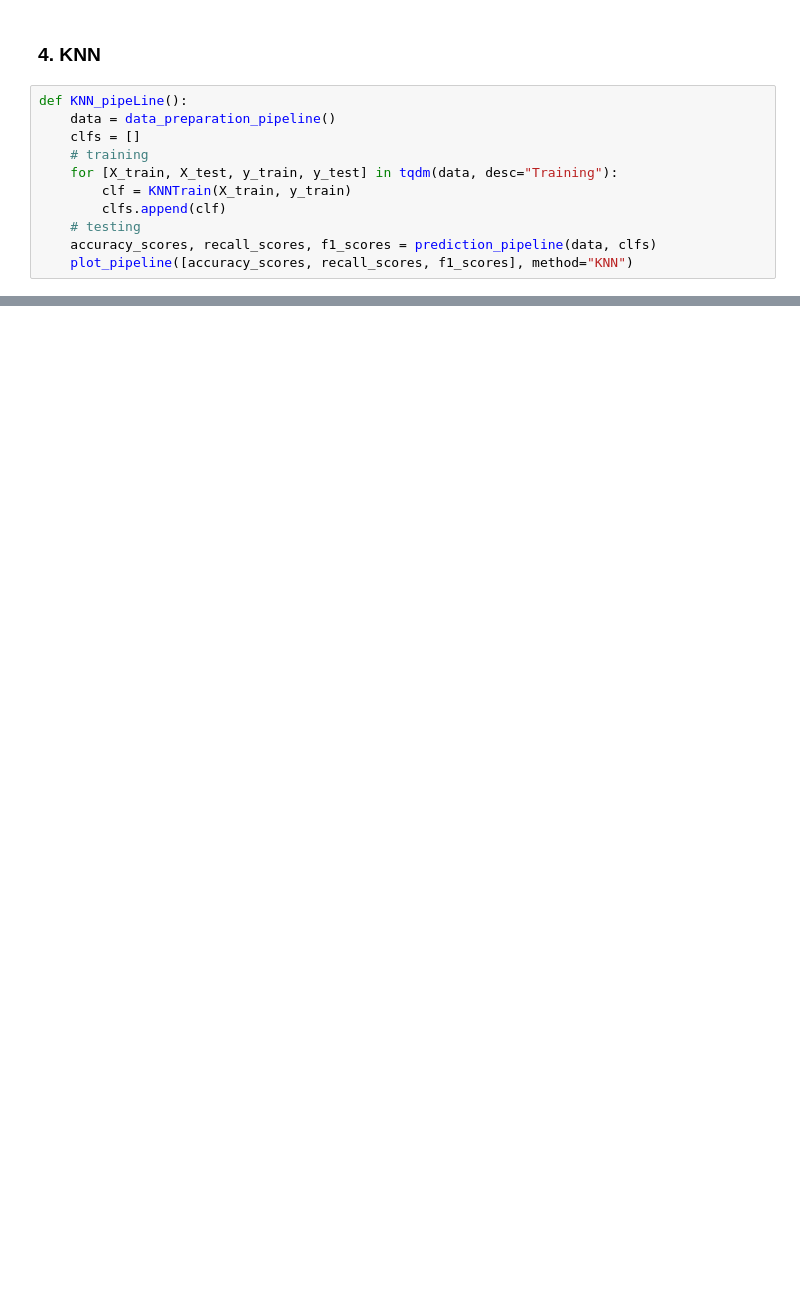
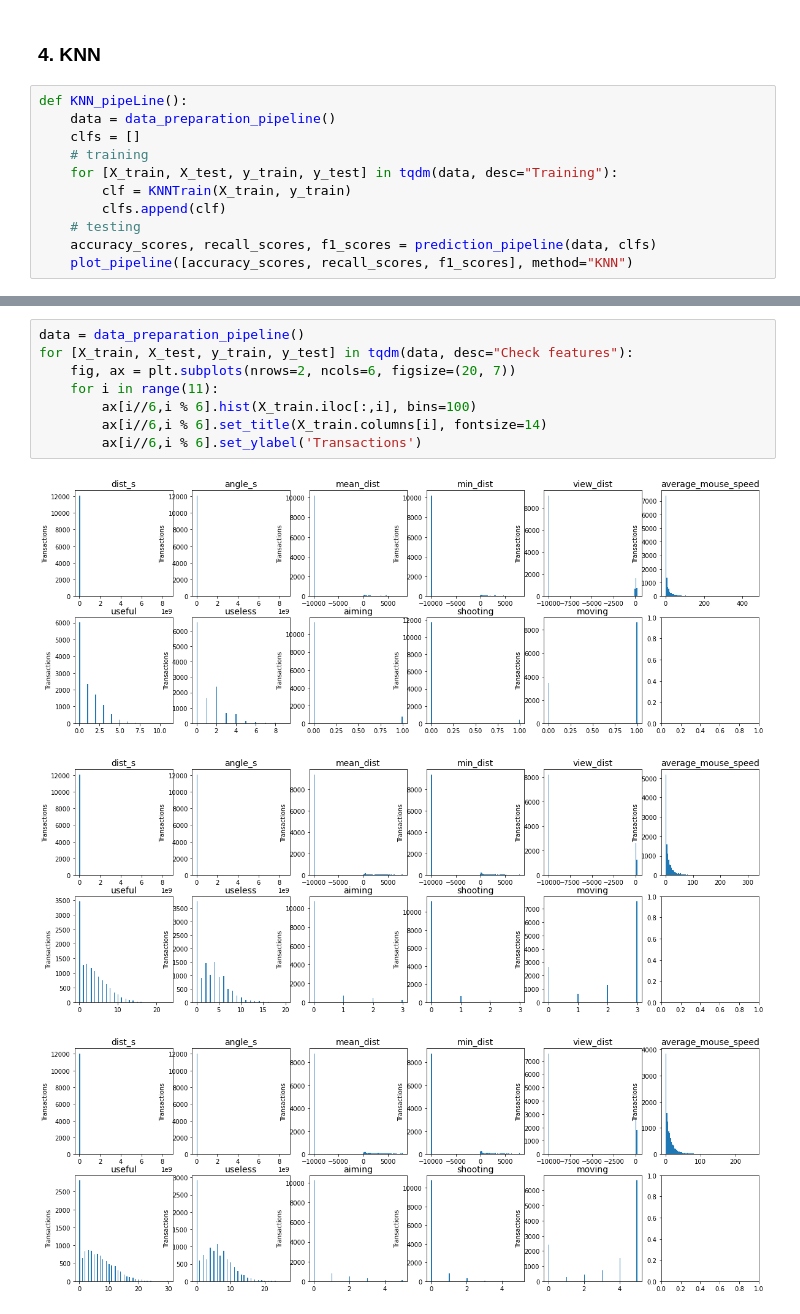
Before and after one commit to Kris2Wu/ACD, a Jupyter notebook: model_training_detection/machine_learning_train_pipeline.ipynb, the cells around one changed output, grey strips where cells are left out. Saved outputs shown, nothing was run; the diff lists cells and outputs as text; blank space fills up the shorter version.

```diff
--- a/model_training_detection/machine_learning_train_pipeline.ipynb
+++ b/model_training_detection/machine_learning_train_pipeline.ipynb
@@ -242,0 +320,12 @@ KNN_pipeLine()
+# %%
+data = data_preparation_pipeline()
+for [X_train, X_test, y_train, y_test] in tqdm(data, desc="Check features"):
+    fig, ax = plt.subplots(nrows=2, ncols=6, figsize=(20, 7))
+    for i in range(11):
+        ax[i//6,i % 6].hist(X_train.iloc[:,i], bins=100)
+        ax[i//6,i % 6].set_title(X_train.columns[i], fontsize=14)
+        ax[i//6,i % 6].set_ylabel('Transactions')
+# %% [output]
+[figure, added]
+[figure, added]
+[figure, added]
```
Also changed, not shown: parts of 10 cells of this notebook.
